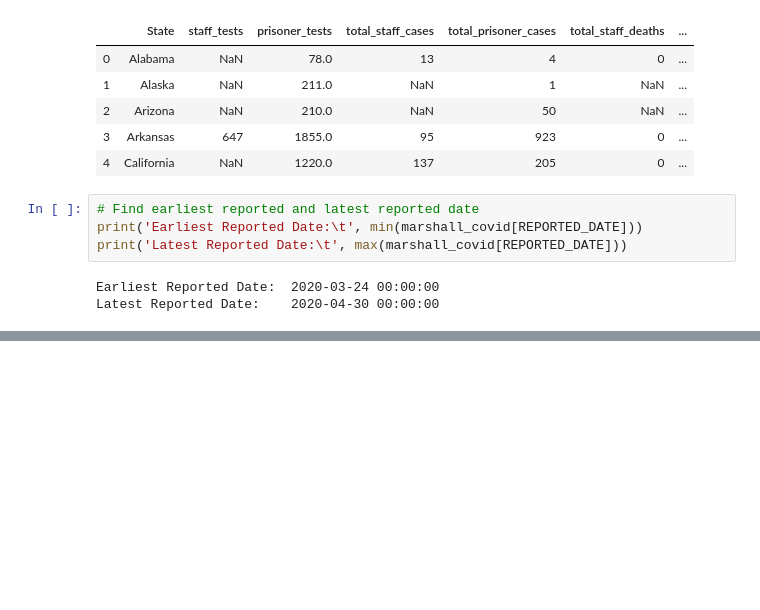
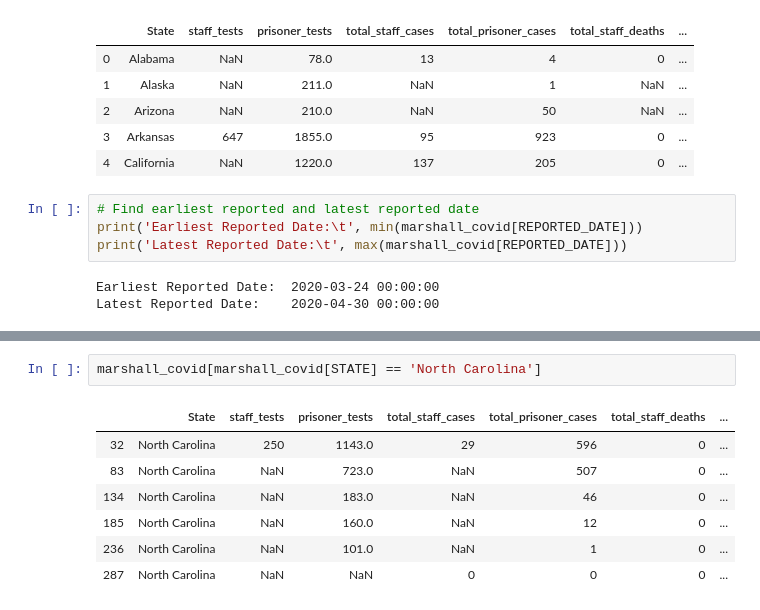
Before and after one commit to christi-liongson/covid_decarceration, a Jupyter notebook: exploratory_analysis/public_health.ipynb, the cells around one changed output, grey strips where cells are left out. Saved outputs shown, nothing was run; the diff lists cells and outputs as text; blank space fills up the shorter version.

```diff
--- a/exploratory_analysis/public_health.ipynb
+++ b/exploratory_analysis/public_health.ipynb
@@ -210,0 +219,10 @@ for x in range(0, 3):
+# %%
+marshall_covid[marshall_covid[STATE] == 'North Carolina']
+# %% [output]
+|  | State | staff_tests | prisoner_tests | total_staff_cases | total_prisoner_cases | total_staff_deaths | ... |
+| 32 | North Carolina | 250 | 1143.0 | 29 | 596 | 0 | ... |
+| 83 | North Carolina | NaN | 723.0 | NaN | 507 | 0 | ... |
+| 134 | North Carolina | NaN | 183.0 | NaN | 46 | 0 | ... |
+| 185 | North Carolina | NaN | 160.0 | NaN | 12 | 0 | ... |
+| 236 | North Carolina | NaN | 101.0 | NaN | 1 | 0 | ... |
+| 287 | North Carolina | NaN | NaN | 0 | 0 | 0 | ... |
```
Also changed, not shown: parts of 2 cells of this notebook.
